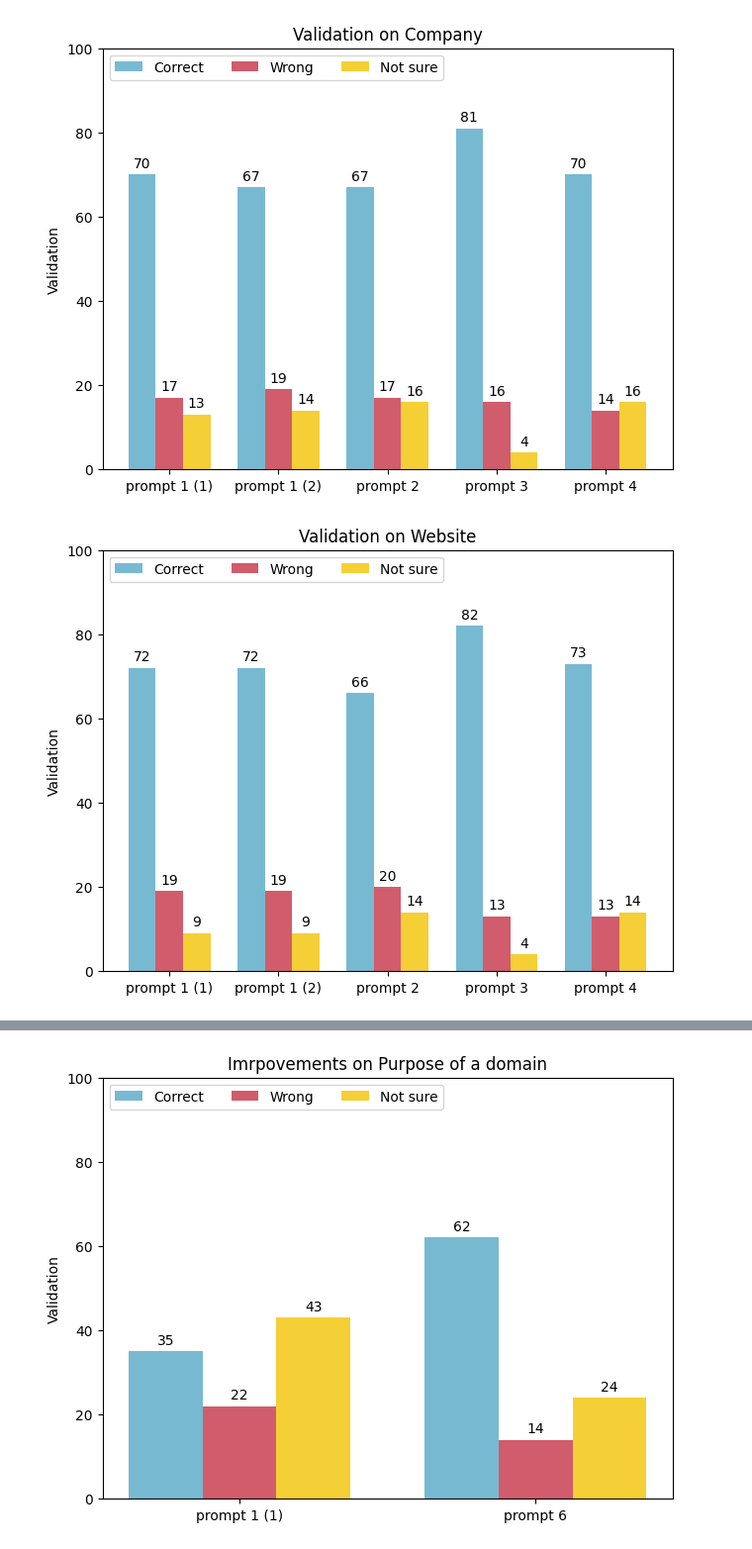
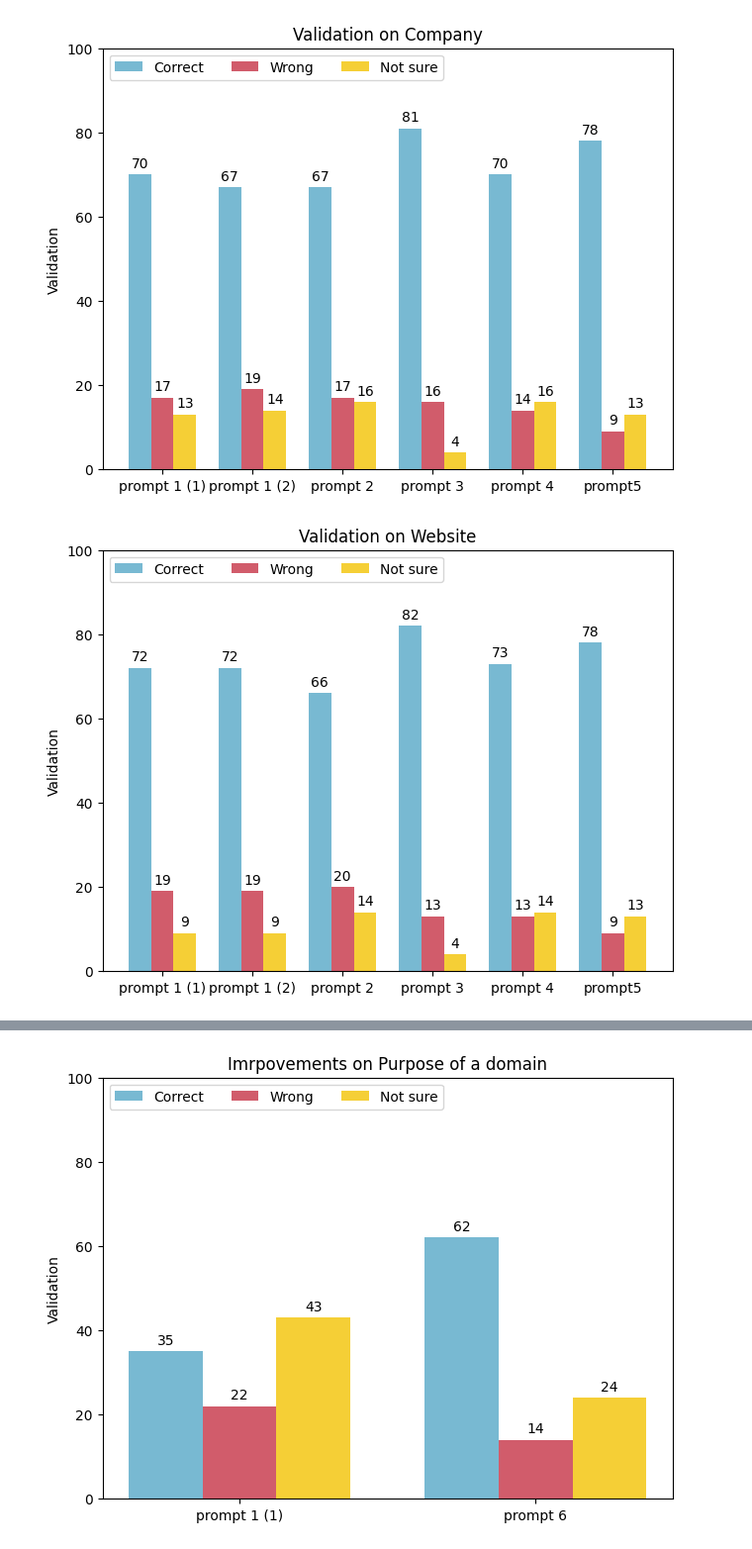
Before and after one commit to HAoRAn-W/ECE-GY-9393-IoT-Security, a Jupyter notebook: code/jupyter/plots.ipynb, the cells around one changed output, grey strips where cells are left out. Shown: that part at 99% size. Saved outputs shown, nothing was run; the diff lists cells and outputs as text; code cells hidden in the pictures.

Commit message:
updated plots

```diff
--- a/code/jupyter/plots.ipynb
+++ b/code/jupyter/plots.ipynb
@@ -2,13 +2,13 @@
 import matplotlib.pyplot as plt
 import numpy as np
 # %%
-prompts = ("prompt 1 (1)", "prompt 1 (2)", "prompt 2", "prompt 3", "prompt 4")
+prompts = ("prompt 1 (1)", "prompt 1 (2)", "prompt 2", "prompt 3", "prompt 4", "prompt5")
 colors = ['#78b9d2', '#d15c6b', '#f5cf36']
 # %%
 company_validations = {
-    'Correct': (70, 67, 67, 81, 70),
-    'Wrong': (17, 19, 17, 16, 14),
-    'Not sure': (13, 14, 16, 4, 16),
+    'Correct': (70, 67, 67, 81, 70, 78),
+    'Wrong': (17, 19, 17, 16, 14, 9),
+    'Not sure': (13, 14, 16, 4, 16, 13),
 }
 
 x = np.arange(len(prompts))  # the label locations
@@ -36,39 +36,39 @@ ax.set_title('Validation on Company')
 
 plt.show()
 # %% [output]
-[figure, old version]
+[figure, new version]
 # %%
 website_validations = {
-    'Correct': (72, 72, 66, 82, 73),
-    'Wrong': (19, 19, 20, 13, 13),
-    'Not sure': (9, 9, 14, 4, 14),
+    'Correct': (72, 72, 66, 82, 73, 78),
+    'Wrong': (19, 19, 20, 13, 13, 9),
+    'Not sure': (9, 9, 14, 4, 14, 13),
 }
 
 x = np.arange(len(prompts))  # the label locations
 width = 0.25  # the width of the bars
 multiplier = 0
 
 fig, ax = plt.subplots(layout='constrained')
 
 color_pick = 0
 
 for attribute, measurement in website_validations.items():
     offset = width * multiplier
     rects = ax.bar(x + offset, measurement, width, label=attribute, color=colors[color_pick])
     ax.bar_label(rects, padding=3)
     multiplier += 1
     color_pick += 1
 
 # Add some text for labels, title and custom x-axis tick labels, etc.
 ax.set_ylabel('Validation')
 ax.set_title('Prompts')
 ax.set_xticks(x + width, prompts)
 ax.legend(loc='upper left', ncols=3)
 ax.set_ylim(0, 100)
 ax.set_title('Validation on Website')
 
 plt.show()
 # %% [output]
-[figure, old version]
+[figure, new version]
 # %%
 result_validations = {
```
Also changed, not shown: parts of 1 cell of this notebook, 6 other files.
